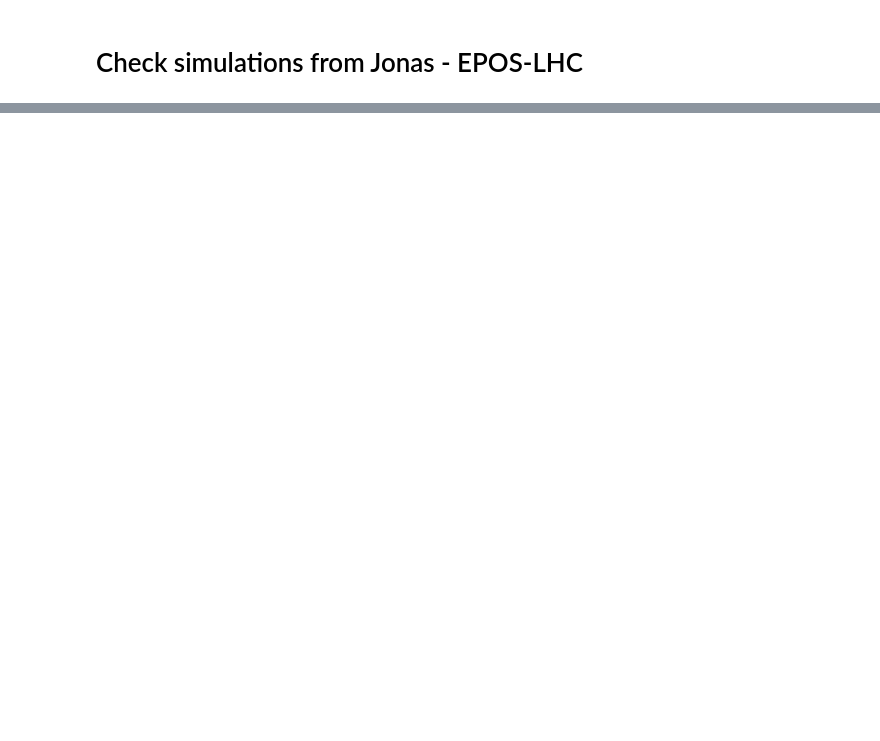
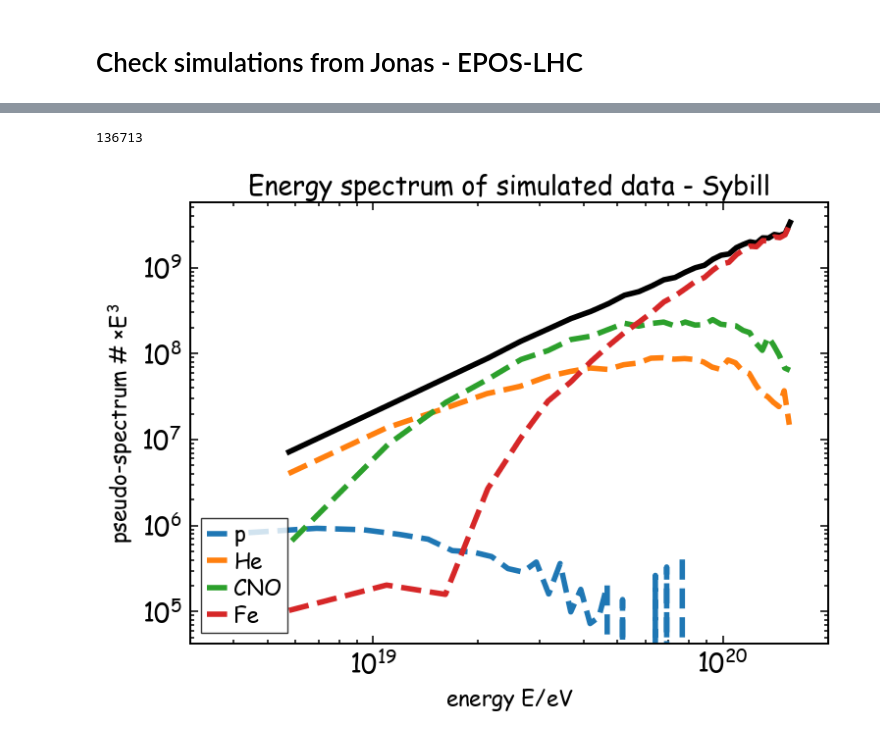
Before and after one commit to paolo-magnani/aixnet_simulations, a Jupyter notebook: simulation_lib.ipynb, the cells around one changed output, grey strips where cells are left out. Drawn from its saved outputs; the diff is of its cells as text; code cells hidden in the pictures; blank space fills up the shorter version.

```diff
--- a/simulation_lib.ipynb
+++ b/simulation_lib.ipynb
@@ -88,3 +105,33 @@ proton_mask = dd['']
+# %%
+
+print(len(dd['auger_id']))
+
+hist, bin_edges = np.histogram(dd['energy'], bins=30)
+bin_centers = (bin_edges[:-1] + bin_edges[1:]) / 2
+hist_2 = hist*np.power(bin_centers, 3)
+
+
+plt.figure(figsize=(10,6))
+plt.title('Energy spectrum of simulated data - Sybill')
+# plt.hist(np.log10(dd['energy'][dd['mass']==56]*1e18), color='k')
+# plt.hist(dd['energy'], color='k')
+plt.plot(bin_centers*1e18, hist_2, color='k', linewidth=4)
+for name in names:
+    hist, bin_edges = np.histogram(dd['energy'][dd['mass']==names[name]], bins=30)
+    bin_centers = (bin_edges[:-1] + bin_edges[1:]) / 2
+    hist_2 = hist*np.power(bin_centers, 3)
+    plt.plot(bin_centers*1e18, hist_2, linewidth=4, ls='--', label=f'{name}')
+plt.xlabel('energy $E / eV$')
+plt.ylabel(r'pseudo-spectrum # $\times E^3$')
+#plt.ylim(4e3, 5e6)
+plt.xlim(3e18, 200e18)
+plt.xscale('log')
+plt.yscale('log')
+plt.legend(loc='lower left')
+plt.show()
+# %% [output]
+136713
+[figure, added]
 # %%
 plt.figure(figsize=(10,6))
 # plt.title('Comic Sans!!!')
```
Also changed, not shown: parts of 7 cells of this notebook, 1 other file.
